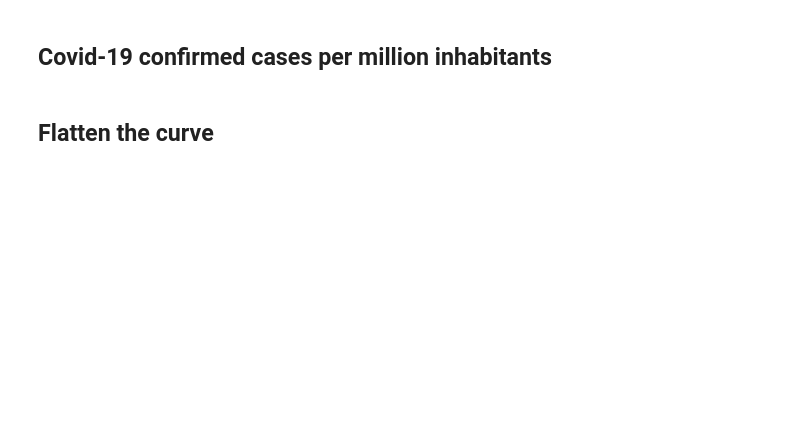
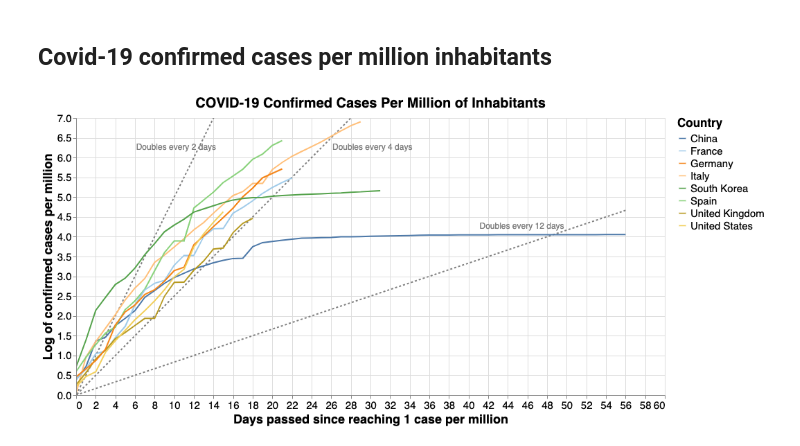
Before and after one commit to fabsta/blog, a Jupyter notebook: _notebooks/2020-03-21-Corona_visualizations.ipynb, the cells around one changed output. Saved outputs shown, nothing was run; the diff lists cells and outputs as text; code cells hidden in the pictures; blank space fills up the shorter version.

```diff
--- a/_notebooks/2020-03-21-Corona_visualizations.ipynb
+++ b/_notebooks/2020-03-21-Corona_visualizations.ipynb
@@ -368,13 +384,13 @@ data_countries = []
 data_countries_pc = []
 
 # compute per habitant
-for i in countries:
+for i in int_countries:
     data_pc.loc[data_pc.location == i,"total_cases"] = data_pc.loc[data_pc.location == i,"total_cases"]/float(data_pop.loc[data_pop.country == i, "pop"])
 
 # get each country time series
 filter1 = data_pc["total_cases"] > 1
 
-for i in countries:
+for i in int_countries:
     filter_country = data_pc["location"]== i
     data_countries_pc.append(data_pc[filter_country & filter1])
 # %% [markdown]
@@ -383,12 +399,12 @@ for i in countries:
 #hide_input
 # Stack data to get it to Altair dataframe format
 data_countries_pc2 = data_countries_pc.copy()
-for i in range(0,len(countries)):
+for i in range(0,len(int_countries)):
     data_countries_pc2[i] = data_countries_pc2[i].reset_index()
     data_countries_pc2[i]['n_days'] = data_countries_pc2[i].index
     data_countries_pc2[i]['log_cases'] = np.log(data_countries_pc2[i]["total_cases"])
 data_plot = data_countries_pc2[0]
-for i in range(1, len(countries)):
+for i in range(1, len(int_countries)):
     data_plot = pd.concat([data_plot, data_countries_pc2[i]], axis=0)
 data_plot["trend_2days"] = data_plot["n_days"]*1/2
 data_plot["trend_4days"] = data_plot["n_days"]*1/4
@@ -427,32 +443,32 @@ trend_2d = alt.Chart(source).encode(
     y = alt.Y("trend_2days:Q",  scale=alt.Scale(domain=(0, max(data_plot["log_cases"])))),
 ).mark_line( strokeDash=[3,3], color="grey")
 
 labels = pd.DataFrame([{'label': 'Doubles every 2 days', 'x_coord': 10, 'y_coord': 6},
                        {'label': 'Doubles every 4 days', 'x_coord': 30, 'y_coord': 6},
                        {'label': 'Doubles every 12 days', 'x_coord': 45, 'y_coord': 4},
                       ])
 trend_label = (alt.Chart(labels)
                     .mark_text(align='left', dx=-55, dy=-15, fontSize=12, color="grey")
                     .encode(x='x_coord:Q',
                             y='y_coord:Q',
                             text='label:N')
                    )
 
 
 trend_4d = alt.Chart(source).mark_line(color="grey", strokeDash=[3,3]).encode(
     x = "n_days:Q",
     y = alt.Y("trend_4days:Q",  scale=alt.Scale(domain=(0, max(data_plot["log_cases"])))),
 )
 
 trend_12d = alt.Chart(source).mark_line(color="grey", strokeDash=[3,3]).encode(
     x = "n_days:Q",
     y = alt.Y("trend_12days:Q",  scale=alt.Scale(domain=(0, max(data_plot["log_cases"])))),
 )
 
 (
 (trend_2d  + trend_4d + trend_12d + trend_label + lines)
 .configure_title(fontSize=20)
 .configure_axis(labelFontSize=15,titleFontSize=18)
 )
+# %% [output]
+[figure, added]
-# %% [markdown]
-## Flatten the curve
```
Also changed, not shown: parts of 17 cells of this notebook.
